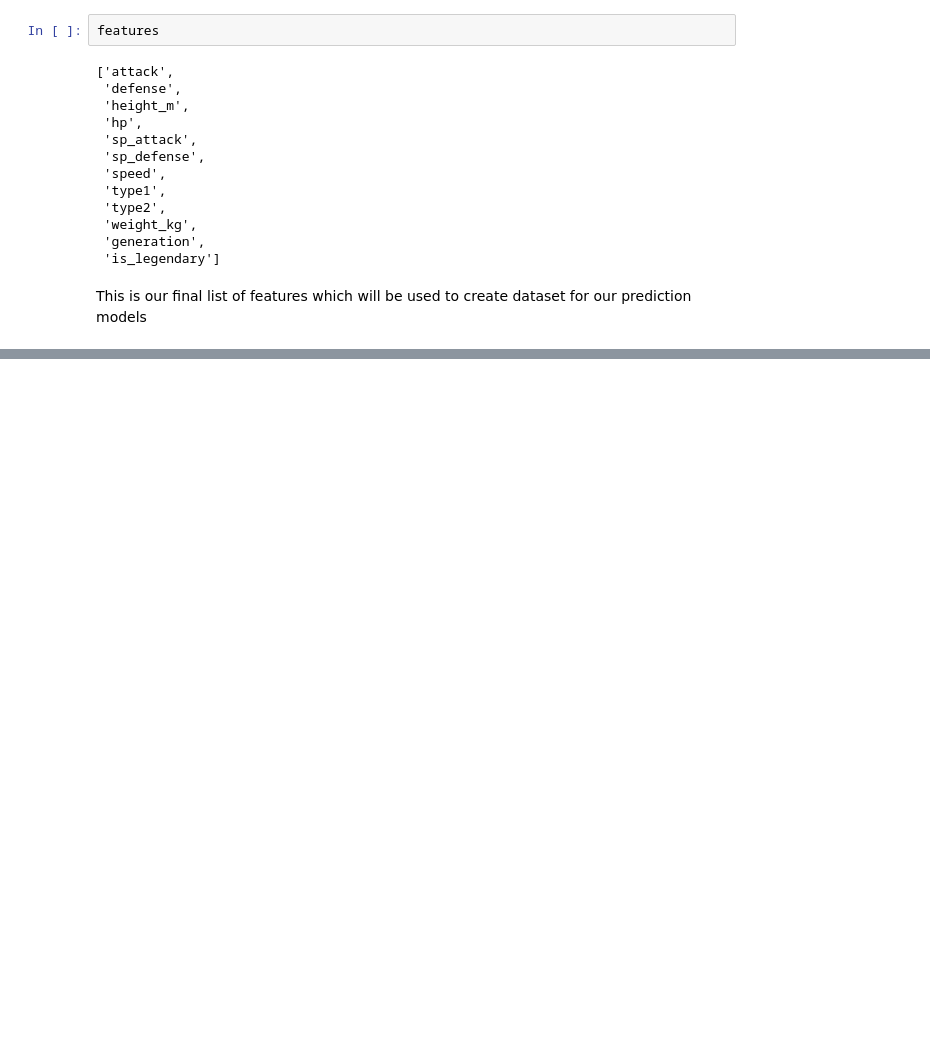
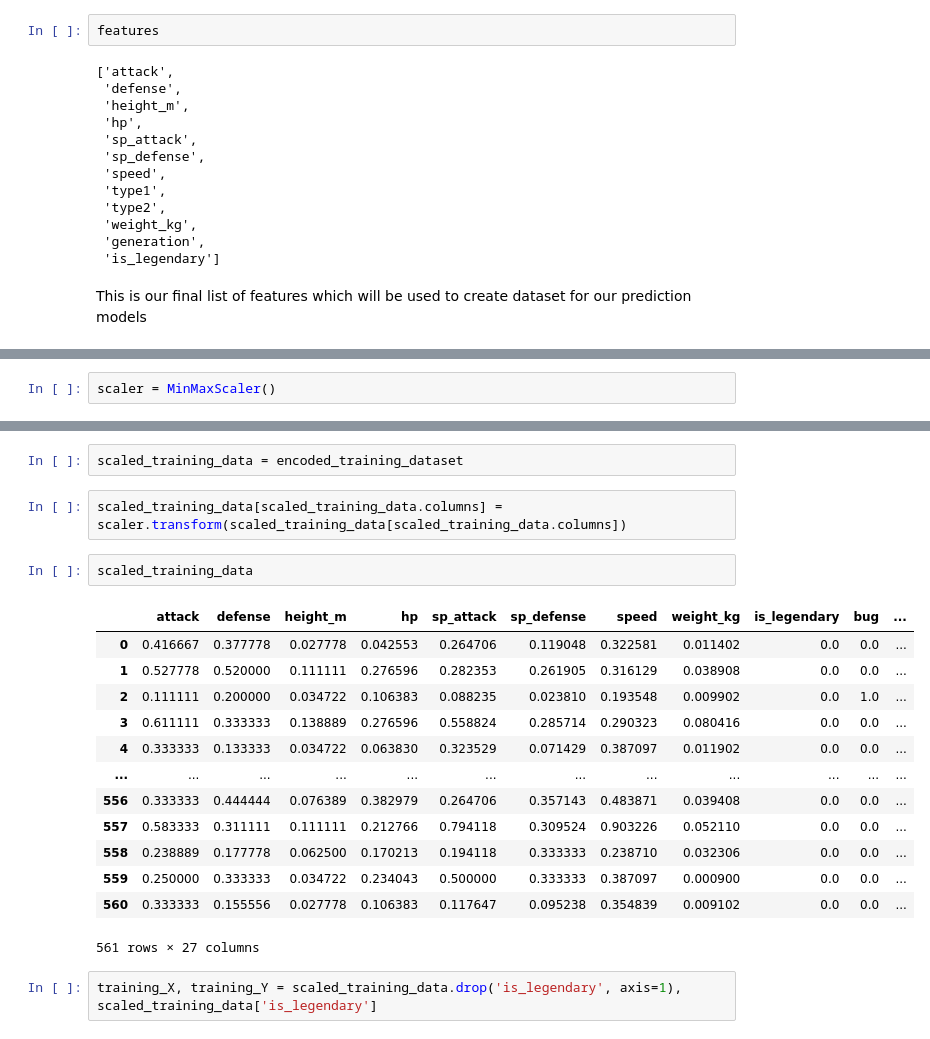
Before and after one commit to darszam/WhatMakesPokemonLegendary, a Jupyter notebook: WhatMakesPokemonLegendary.ipynb, the cells around one changed output, grey strips where cells are left out. Drawn from its saved outputs; the diff is of its cells as text; blank space fills up the shorter version.

```diff
--- a/WhatMakesPokemonLegendary.ipynb
+++ b/WhatMakesPokemonLegendary.ipynb
@@ -797,0 +1060,2 @@ This is our final list of features which will be used to create dataset for our
+# %%
+scaler = MinMaxScaler()
@@ -797,0 +1066,22 @@ This is our final list of features which will be used to create dataset for our
+# %%
+scaled_training_data = encoded_training_dataset
+# %%
+scaled_training_data[scaled_training_data.columns] = scaler.transform(scaled_training_data[scaled_training_data.columns])
+# %%
+scaled_training_data
+# %% [output]
+|  | attack | defense | height_m | hp | sp_attack | sp_defense | speed | weight_kg | is_legendary | bug | ... |
+| 0 | 0.416667 | 0.377778 | 0.027778 | 0.042553 | 0.264706 | 0.119048 | 0.322581 | 0.011402 | 0.0 | 0.0 | ... |
+| 1 | 0.527778 | 0.520000 | 0.111111 | 0.276596 | 0.282353 | 0.261905 | 0.316129 | 0.038908 | 0.0 | 0.0 | ... |
+| 2 | 0.111111 | 0.200000 | 0.034722 | 0.106383 | 0.088235 | 0.023810 | 0.193548 | 0.009902 | 0.0 | 1.0 | ... |
+| 3 | 0.611111 | 0.333333 | 0.138889 | 0.276596 | 0.558824 | 0.285714 | 0.290323 | 0.080416 | 0.0 | 0.0 | ... |
+| 4 | 0.333333 | 0.133333 | 0.034722 | 0.063830 | 0.323529 | 0.071429 | 0.387097 | 0.011902 | 0.0 | 0.0 | ... |
+| ... | ... | ... | ... | ... | ... | ... | ... | ... | ... | ... | ... |
+| 556 | 0.333333 | 0.444444 | 0.076389 | 0.382979 | 0.264706 | 0.357143 | 0.483871 | 0.039408 | 0.0 | 0.0 | ... |
+| 557 | 0.583333 | 0.311111 | 0.111111 | 0.212766 | 0.794118 | 0.309524 | 0.903226 | 0.052110 | 0.0 | 0.0 | ... |
+| 558 | 0.238889 | 0.177778 | 0.062500 | 0.170213 | 0.194118 | 0.333333 | 0.238710 | 0.032306 | 0.0 | 0.0 | ... |
+| 559 | 0.250000 | 0.333333 | 0.034722 | 0.234043 | 0.500000 | 0.333333 | 0.387097 | 0.000900 | 0.0 | 0.0 | ... |
+| 560 | 0.333333 | 0.155556 | 0.027778 | 0.106383 | 0.117647 | 0.095238 | 0.354839 | 0.009102 | 0.0 | 0.0 | ... |
+561 rows × 27 columns
+# %%
+training_X, training_Y = scaled_training_data.drop('is_legendary', axis=1), scaled_training_data['is_legendary']
```
Also changed, not shown: parts of 79 cells of this notebook.
